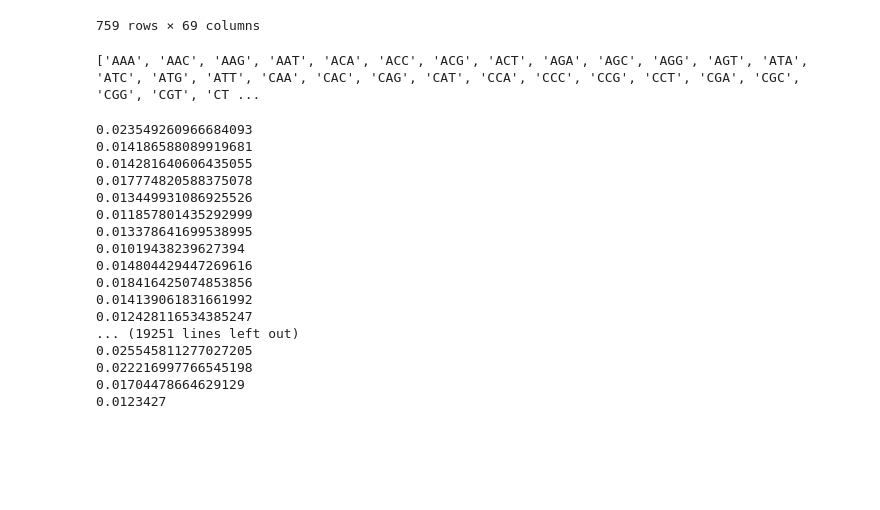
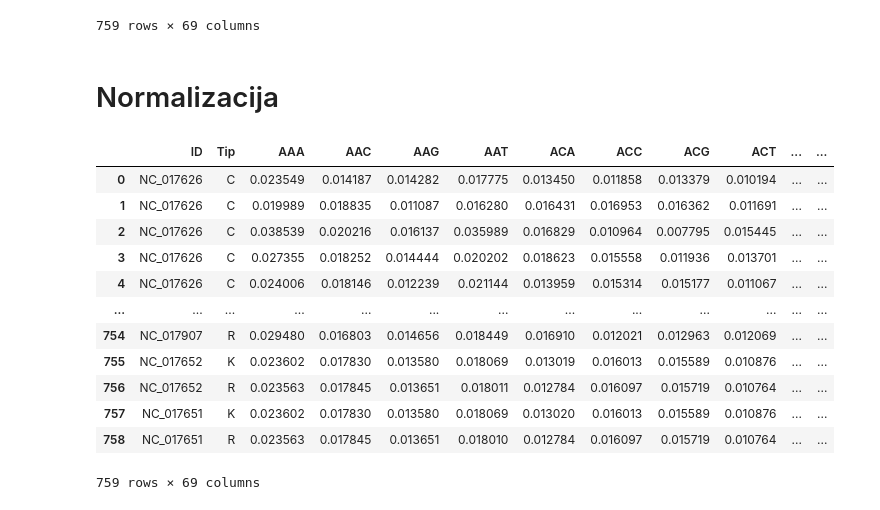
Before and after one commit to skiiszn/E.coli-Codon-Analysis, a Jupyter notebook: data/normalizacija.ipynb, the cells around one changed output. Saved outputs shown, nothing was run; the diff lists cells and outputs as text; code cells hidden in the pictures; blank space fills up the shorter version.

```diff
--- a/data/normalizacija.ipynb
+++ b/data/normalizacija.ipynb
@@ -148,34 +130,26 @@ konacna_tabela
 from itertools import product
 nucleotides = ['A', 'C', 'G', 'T']
 combinations_of_3 = list(product(nucleotides, repeat=3))
-
 kolone = [''.join(combination) for combination in combinations_of_3]
-
-print(kolone)
-# %% [output]
-['AAA', 'AAC', 'AAG', 'AAT', 'ACA', 'ACC', 'ACG', 'ACT', 'AGA', 'AGC', 'AGG', 'AGT', 'ATA', 'ATC', 'ATG', 'ATT', 'CAA', 'CAC', 'CAG', 'CAT', 'CCA', 'CCC', 'CCG', 'CCT', 'CGA', 'CGC', 'CGG', 'CGT', 'CT ...
+# %% [markdown]
+# Normalizacija
 # %%
 for index, row in konacna_tabela.iterrows():
     for kolona in kolone:
-         print(konacna_tabela.loc[index, kolona] / row["Velicina"])
-    pritn()
+         konacna_tabela.loc[index, kolona] =  konacna_tabela.loc[index, kolona] / row["Velicina"]
 
-#konacna_tabela
+konacna_tabela
 # %% [output]
+|  | ID | Tip | AAA | AAC | AAG | AAT | ACA | ACC | ACG | ACT | ... | ... |
+| 0 | NC_017626 | C | 0.023549 | 0.014187 | 0.014282 | 0.017775 | 0.013450 | 0.011858 | 0.013379 | 0.010194 | ... | ... |
+| 1 | NC_017626 | C | 0.019989 | 0.018835 | 0.011087 | 0.016280 | 0.016431 | 0.016953 | 0.016362 | 0.011691 | ... | ... |
+| 2 | NC_017626 | C | 0.038539 | 0.020216 | 0.016137 | 0.035989 | 0.016829 | 0.010964 | 0.007795 | 0.015445 | ... | ... |
+| 3 | NC_017626 | C | 0.027355 | 0.018252 | 0.014444 | 0.020202 | 0.018623 | 0.015558 | 0.011936 | 0.013701 | ... | ... |
+| 4 | NC_017626 | C | 0.024006 | 0.018146 | 0.012239 | 0.021144 | 0.013959 | 0.015314 | 0.015177 | 0.011067 | ... | ... |
+| ... | ... | ... | ... | ... | ... | ... | ... | ... | ... | ... | ... | ... |
+| 754 | NC_017907 | R | 0.029480 | 0.016803 | 0.014656 | 0.018449 | 0.016910 | 0.012021 | 0.012963 | 0.012069 | ... | ... |
+| 755 | NC_017652 | K | 0.023602 | 0.017830 | 0.013580 | 0.018069 | 0.013019 | 0.016013 | 0.015589 | 0.010876 | ... | ... |
+| 756 | NC_017652 | R | 0.023563 | 0.017845 | 0.013651 | 0.018011 | 0.012784 | 0.016097 | 0.015719 | 0.010764 | ... | ... |
+| 757 | NC_017651 | K | 0.023602 | 0.017830 | 0.013580 | 0.018069 | 0.013020 | 0.016013 | 0.015589 | 0.010876 | ... | ... |
+| 758 | NC_017651 | R | 0.023563 | 0.017845 | 0.013651 | 0.018010 | 0.012784 | 0.016097 | 0.015719 | 0.010764 | ... | ... |
-0.023549260966684093
-0.014186588089919681
-0.014281640606435055
-0.017774820588375078
-0.013449931086925526
-0.011857801435292999
-0.013378641699538995
-0.01019438239627394
-0.014804429447269616
-0.018416425074853856
-0.014139061831661992
-0.012428116534385247
-... (19251 lines left out)
-0.025545811277027205
-0.022216997766545198
-0.01704478664629129
-0.0123427
+759 rows × 69 columns
```
Also changed, not shown: parts of 8 cells of this notebook.
